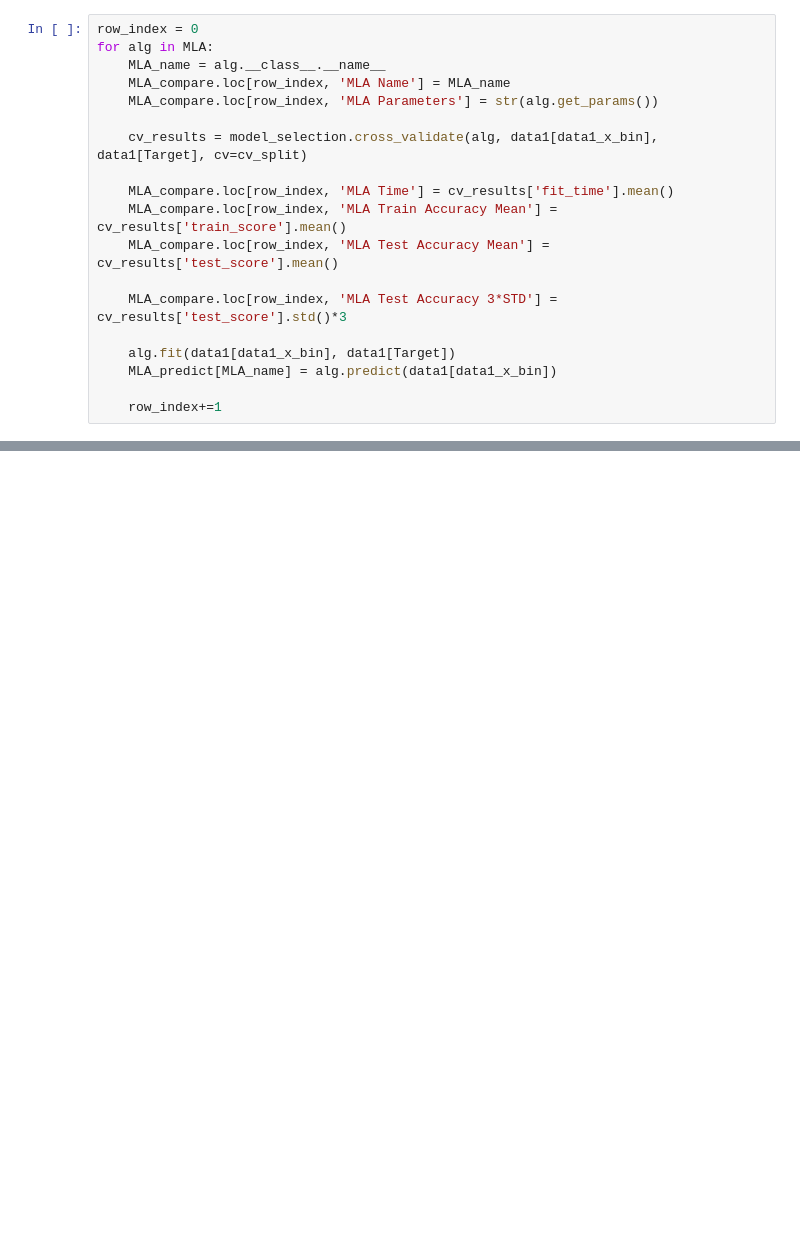
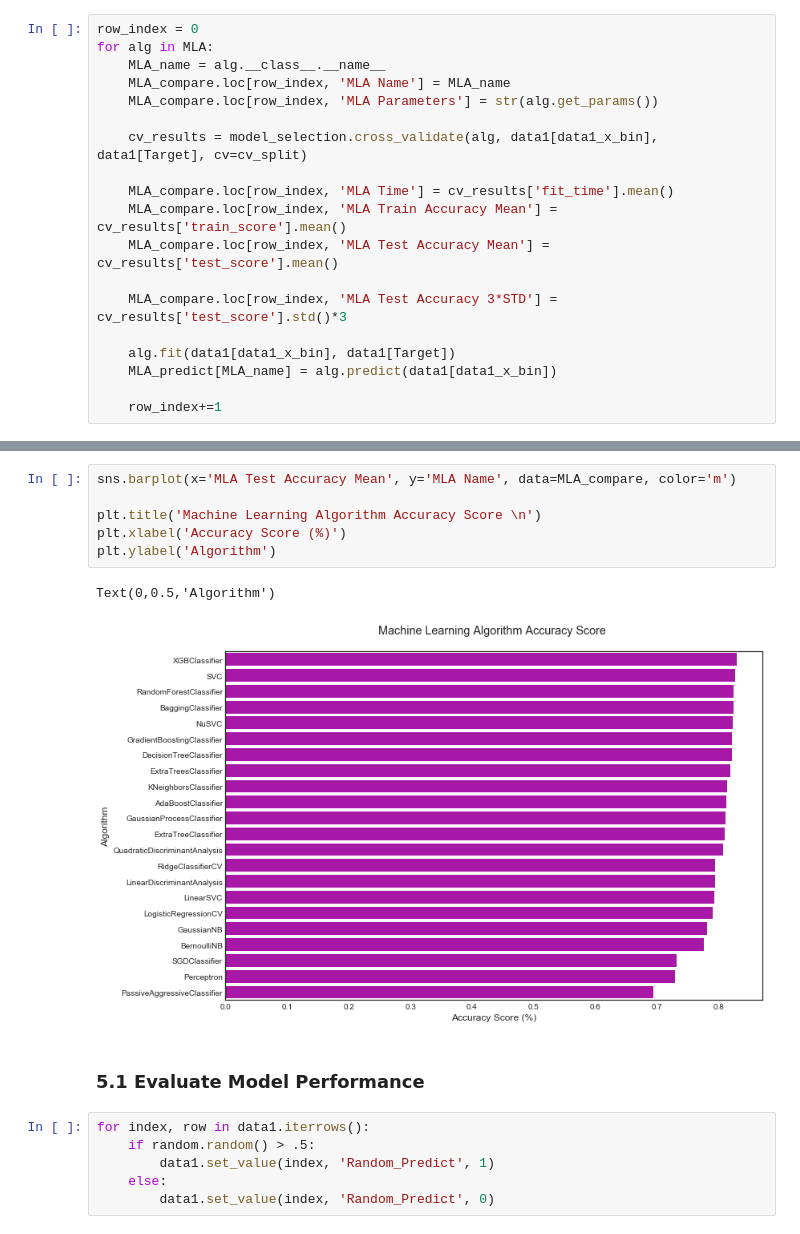
Before and after one commit to sebastienharinck/Courses, a Jupyter notebook: kaggle/titanic/titanic-machine-learning-from-disaster.ipynb, the cells around one changed output, grey strips where cells are left out. Cells and saved outputs as stored; diff of their text form; blank space fills up the shorter version.

Commit message:
kaggle titanic evaluate model performance

```diff
--- a/kaggle/titanic/titanic-machine-learning-from-disaster.ipynb
+++ b/kaggle/titanic/titanic-machine-learning-from-disaster.ipynb
@@ -741,3 +741,20 @@ MLA_compare
 | 9 | SGDClassifier | {'alpha': 0.0001, 'average': Fals... | 0.731461 | 0.73209 | 0.246716 | 0.00196495 |
 | 10 | Perceptron | {'alpha': 0.0001, 'class_weight':... | 0.740075 | 0.728731 | 0.162221 | 0.00161622 |
 | 7 | PassiveAggressiveClassifier | {'C': 1.0, 'average': False, 'cla... | 0.696442 | 0.69403 | 0.302446 | 0.00202656 |
+# %%
+sns.barplot(x='MLA Test Accuracy Mean', y='MLA Name', data=MLA_compare, color='m')
+
+plt.title('Machine Learning Algorithm Accuracy Score \n')
+plt.xlabel('Accuracy Score (%)')
+plt.ylabel('Algorithm')
+# %% [output]
+Text(0,0.5,'Algorithm')
+[figure, added]
+# %% [markdown]
+### 5.1 Evaluate Model Performance
+# %%
+for index, row in data1.iterrows():
+    if random.random() > .5:
+        data1.set_value(index, 'Random_Predict', 1)
+    else:
+        data1.set_value(index, 'Random_Predict', 0)
```
Also changed, not shown: parts of 11 cells of this notebook.
